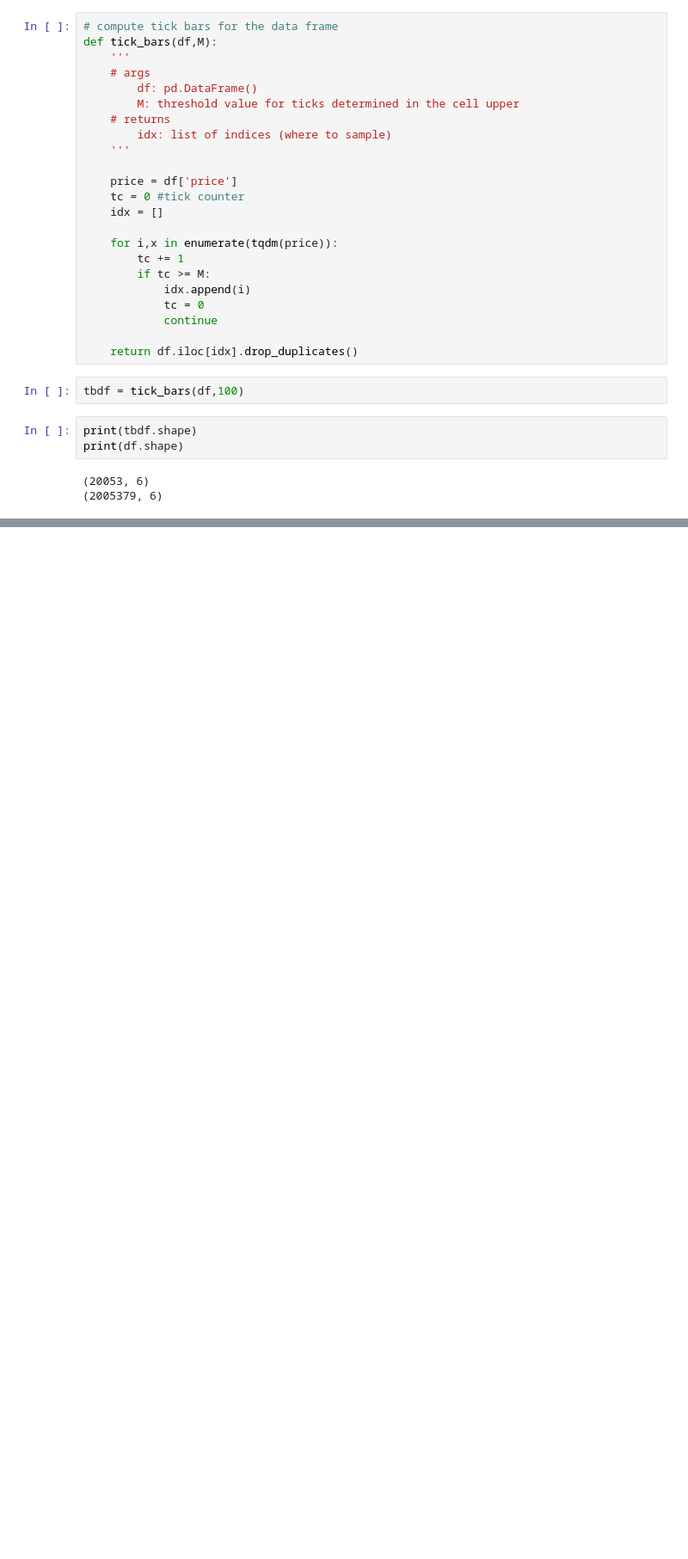
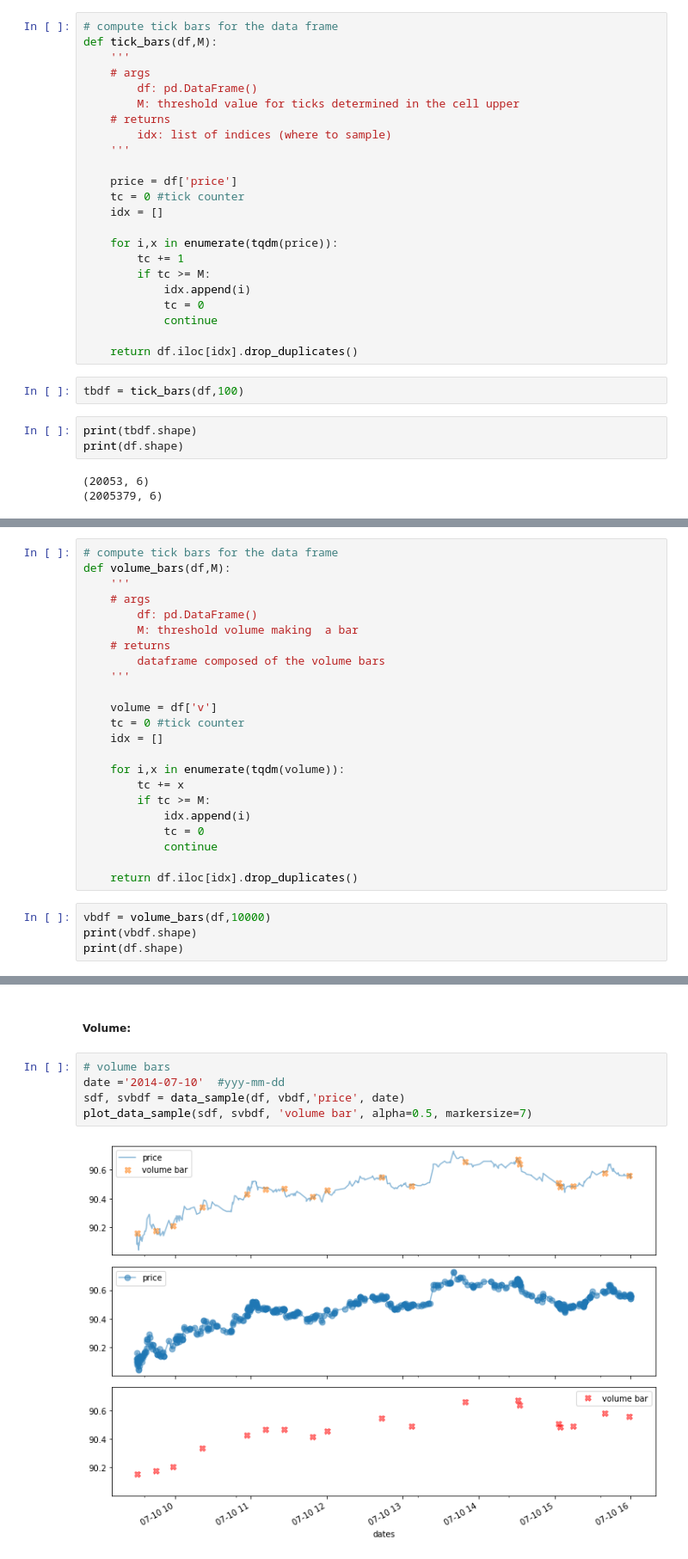
Before and after one commit to BenjaminScialom/Quantitative-Finance---ML-in-finance, a Jupyter notebook: AFML_financial_data_structures.ipynb, the cells around one changed output, grey strips where cells are left out. Shown: that part at 86% size. Cells and saved outputs as stored; diff of their text form; blank space fills up the shorter version.

```diff
--- a/AFML_financial_data_structures.ipynb
+++ b/AFML_financial_data_structures.ipynb
@@ -174,0 +175,27 @@ def data_sample(df, tbdf, date):
+# %%
+# compute tick bars for the data frame
+def volume_bars(df,M):
+    '''
+    # args
+        df: pd.DataFrame()
+        M: threshold volume making  a bar
+    # returns
+        dataframe composed of the volume bars
+    '''
+
+    volume = df['v']
+    tc = 0 #tick counter
+    idx = []
+
+    for i,x in enumerate(tqdm(volume)):
+        tc += x
+        if tc >= M:
+            idx.append(i)
+            tc = 0
+            continue
+
+    return df.iloc[idx].drop_duplicates()
+# %%
+vbdf = volume_bars(df,10000)
+print(vbdf.shape)
+print(df.shape)
@@ -198,0 +262,9 @@ By synchronizing sampling with the arrival of informed traders , we may be able
+# %% [markdown]
+##### Volume:
+# %%
+# volume bars
+date ='2014-07-10'  #yyy-mm-dd
+sdf, svbdf = data_sample(df, vbdf,'price', date)
+plot_data_sample(sdf, svbdf, 'volume bar', alpha=0.5, markersize=7)
+# %% [output]
+[figure, added]
```
Also changed, not shown: parts of 22 cells of this notebook.
